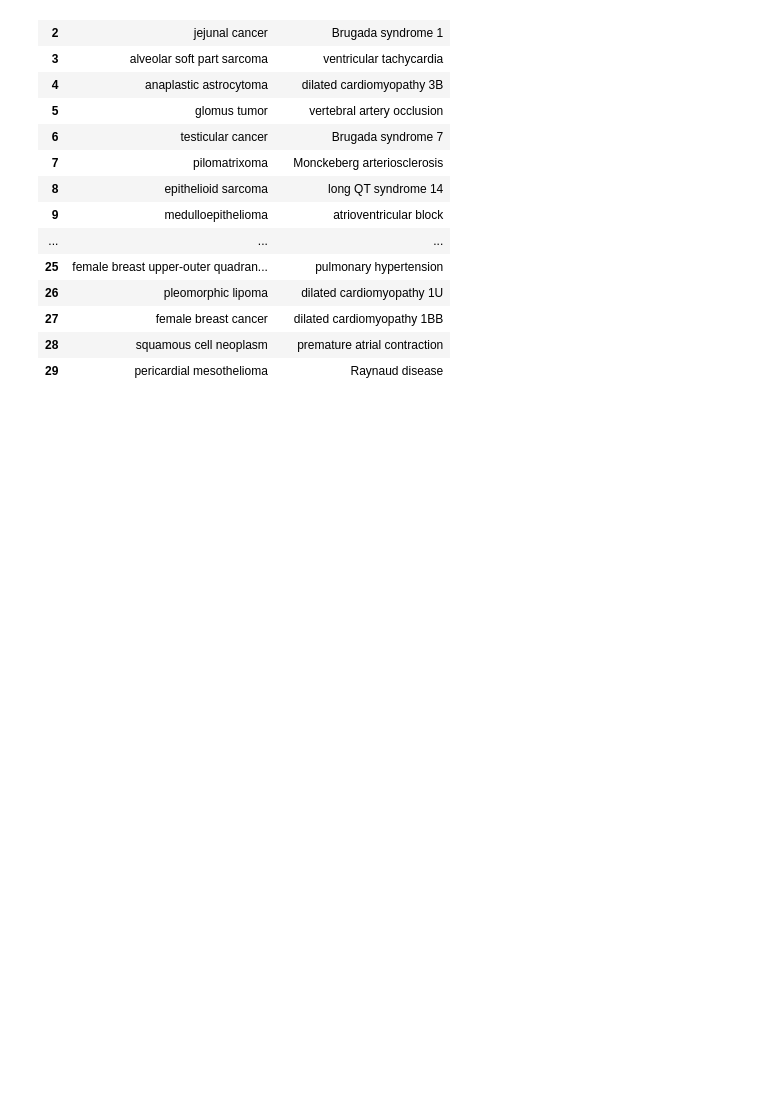
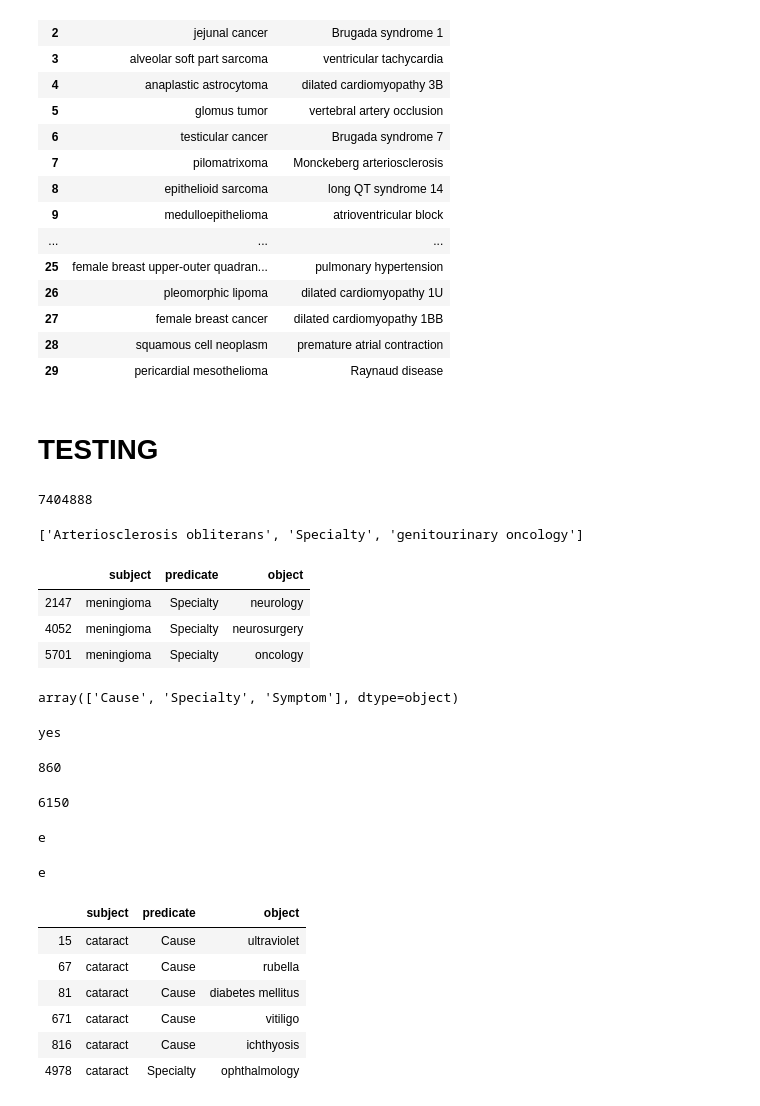
Before and after one commit to sharmasharad795/Medi_Knowledge_Graph, a Jupyter notebook: OutputFiles/embeddings/diseases_embedding.ipynb, the cells around one changed output. Drawn from its saved outputs; the diff is of its cells as text; code cells hidden in the pictures; blank space fills up the shorter version.

Commit message:
finalversions

```diff
--- a/OutputFiles/embeddings/diseases_embedding.ipynb
+++ b/OutputFiles/embeddings/diseases_embedding.ipynb
@@ -25,3 +26,5 @@ def func(x):
     return x
 # %%
 final_df = pd.read_csv('embeddigs_diseases.csv')
+# %%
+final_df['predicate']=final_df['predicate'].map(func)
@@ -244,3 +251,5 @@ df
 | 29 | pericardial mesothelioma | Raynaud disease |
 # %%
 df.to_csv('disease_categories.csv',index=False)
+# %% [markdown]
+# TESTING
@@ -246,0 +288,24 @@ df.to_csv('disease_categories.csv',index=False)
+# %%
+len(big)
+# %% [output]
+7404888
+# %%
+big[7404887]
+# %% [output]
+['Arteriosclerosis obliterans', 'Specialty', 'genitourinary oncology']
+# %%
+final_df[final_df['subject']=='meningioma']
+# %% [output]
+|  | subject | predicate | object |
+| 2147 | meningioma | Specialty | neurology |
+| 4052 | meningioma | Specialty | neurosurgery |
+| 5701 | meningioma | Specialty | oncology |
+# %%
+final_df['predicate'].unique()
+# %% [output]
+array(['Cause', 'Specialty', 'Symptom'], dtype=object)
+# %%
+if 'cataract' in disease_no_symptom:
+    print('yes')
+# %% [output]
+yes
@@ -246,0 +317,10 @@ df.to_csv('disease_categories.csv',index=False)
+# %%
+len(disease_no_healthsp)
+# %% [output]
+860
+# %%
+len(disease_list)
+# %% [output]
+6150
+# %%
+f=final_df[~final_df['predicate'].str.contains('Symptom')]
@@ -246,0 +332,20 @@ df.to_csv('disease_categories.csv',index=False)
+# %%
+if 'cataract' in f_list:
+    print('e')
+# %% [output]
+e
+# %%
+if 'cataract' in f['subject'].unique():
+    print('e')
+# %% [output]
+e
+# %%
+f[f['subject']=='cataract']
+# %% [output]
+|  | subject | predicate | object |
+| 15 | cataract | Cause | ultraviolet |
+| 67 | cataract | Cause | rubella |
+| 81 | cataract | Cause | diabetes mellitus |
+| 671 | cataract | Cause | vitiligo |
+| 816 | cataract | Cause | ichthyosis |
+| 4978 | cataract | Specialty | ophthalmology |
```
Also changed, not shown: parts of 6 cells of this notebook, 6 other files.
